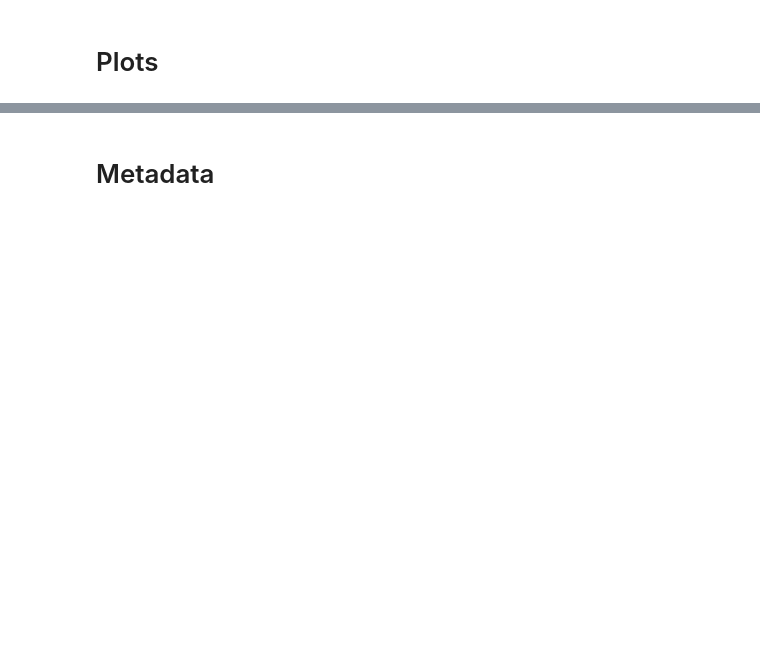
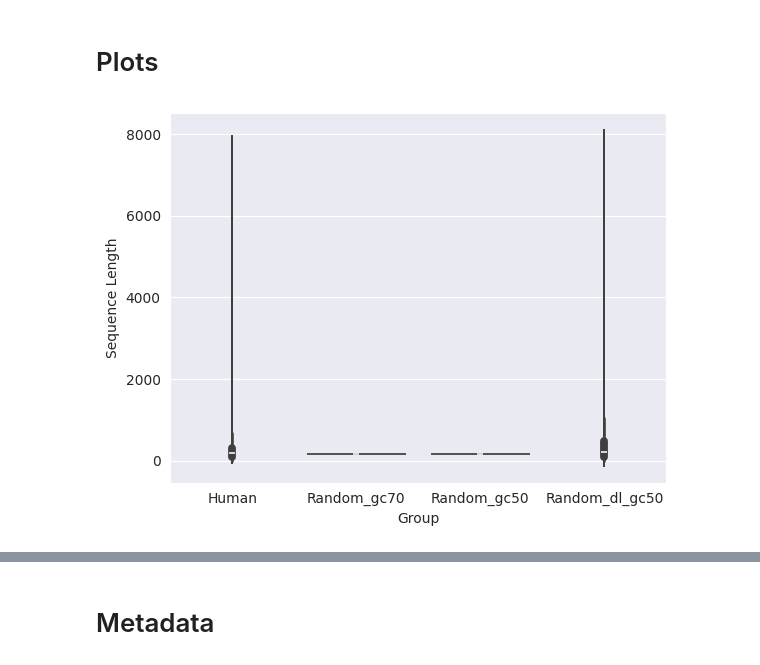
Before and after one commit to jechochamber/Bachelor, a Jupyter notebook: test.ipynb, the cells around one changed output, grey strips where cells are left out. Saved outputs shown, nothing was run; the diff lists cells and outputs as text; code cells hidden in the pictures; blank space fills up the shorter version.

Commit message:
Added function to create random sequences with different lengths, modified test.ipynb to better represent the acquired data

```diff
--- a/test.ipynb
+++ b/test.ipynb
@@ -1,12 +1,16 @@
 # %%
 import numpy as np
 import pandas as pd
-import plotnine as p9
+import math
 from Bio import SeqIO
 import seaborn as sns
 import matplotlib.pyplot as plt
 from matplotlib import colors
 import src.rng_sequences, src.human_sequences,src.constants,src.uORF_Statistics
-plt.style.use('seaborn-v0_8-colorblind')
+from collections import Counter
+from scipy.optimize import curve_fit
+import scipy.special
+from scipy.stats import poisson
+
 import polygraph.input, polygraph.sequence, polygraph.visualize
 # %% [markdown]
@@ -75,0 +108,5 @@ seqs
+# %%
+#Sequenzlaenge
+sns.violinplot(data=seqs,x='Group',y='Sequence Length');
+# %% [output]
+[figure, added]
```
Also changed, not shown: parts of 35 cells of this notebook, 3 other files.
